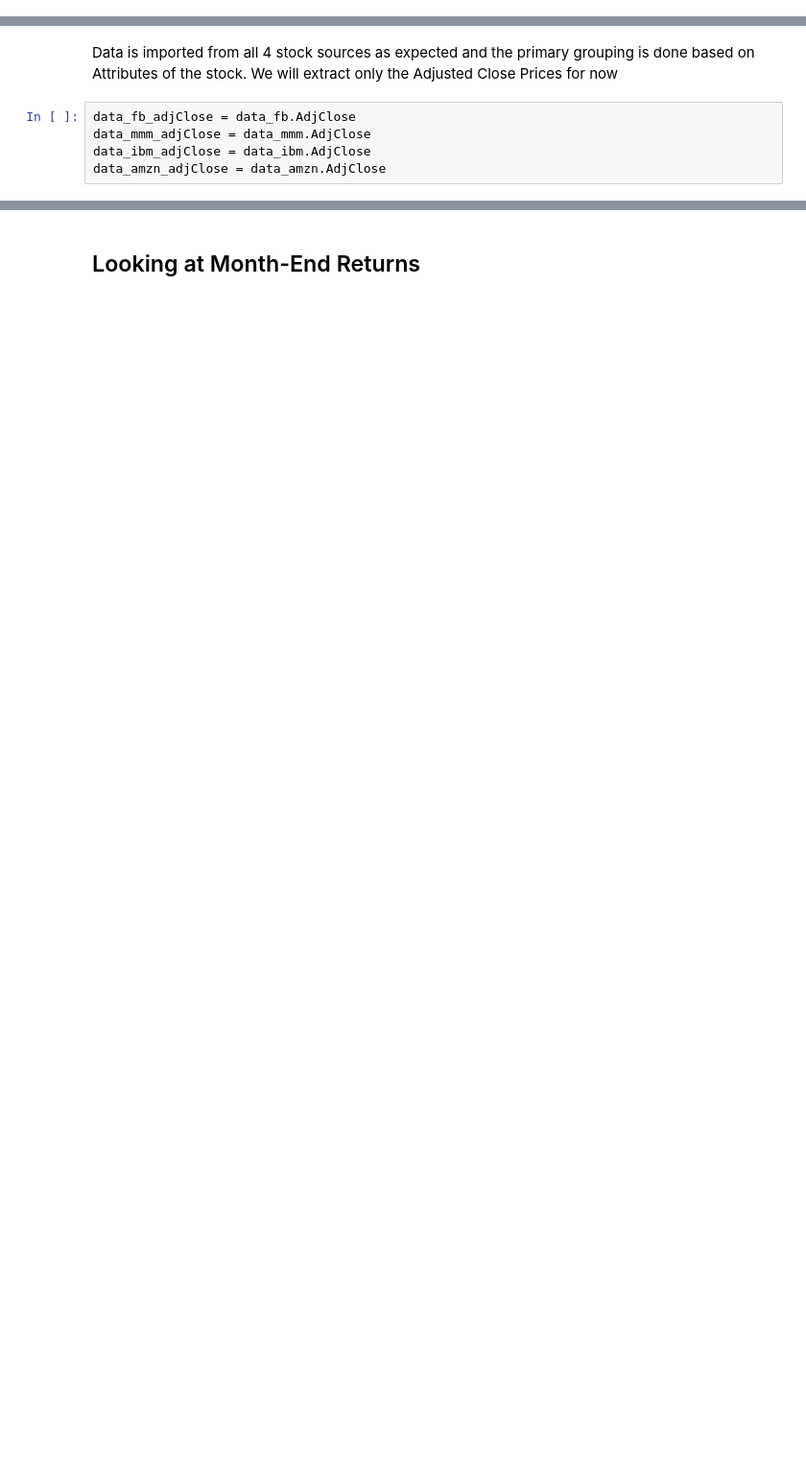
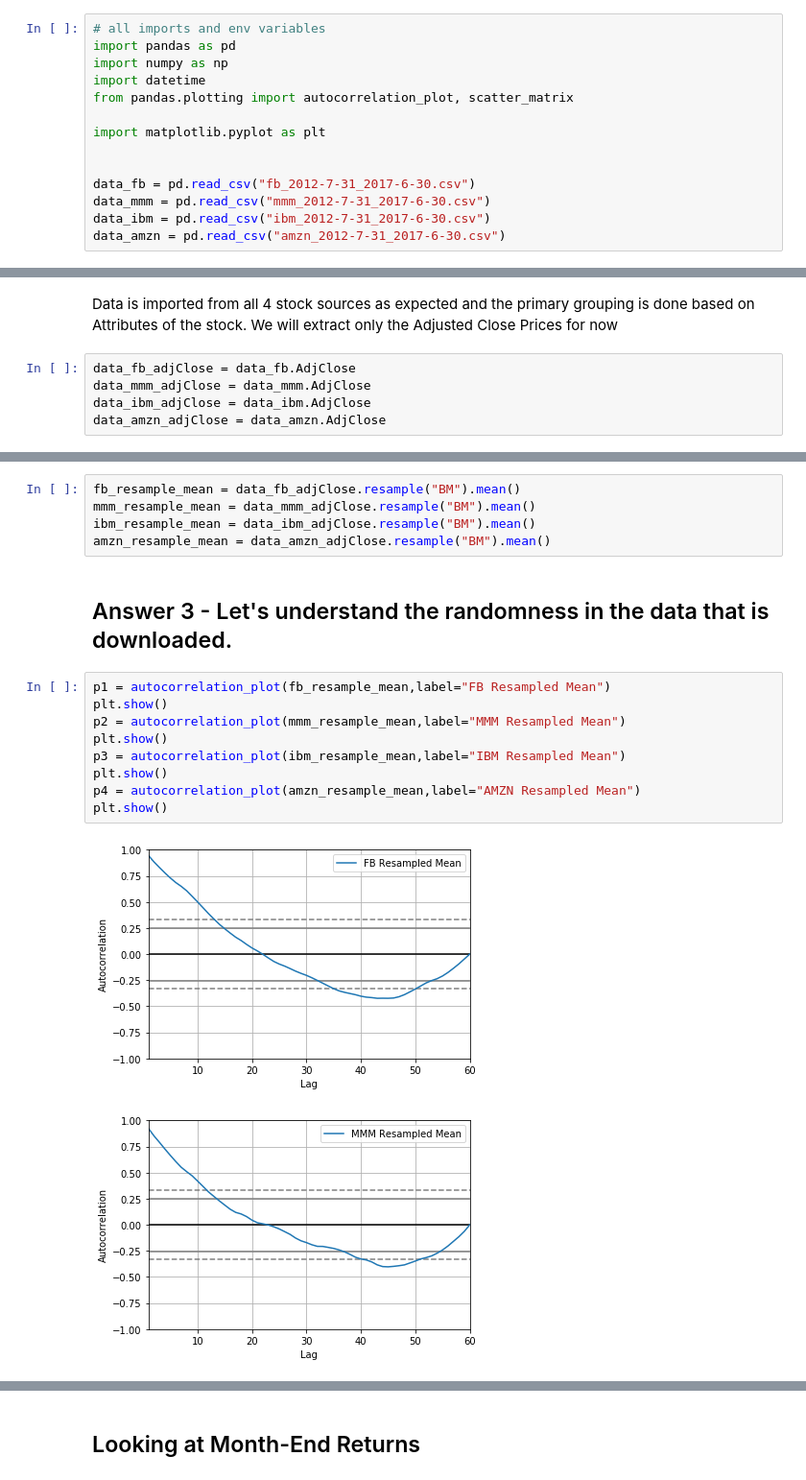
Before and after one commit to iragbag/uoft_datascience, a Jupyter notebook: Assignments/Assignment 3/Assignment_3_Solutions.ipynb, the cells around one changed output, grey strips where cells are left out. Shown at 96% size. Drawn from its saved outputs; the diff is of its cells as text; blank space fills up the shorter version.

```diff
--- a/Assignments/Assignment 3/Assignment_3_Solutions.ipynb
+++ b/Assignments/Assignment 3/Assignment_3_Solutions.ipynb
@@ -89,0 +59,14 @@ data_amzn = web.DataReader('WIKI/AMZN', 'quandl', start, end)
+# %%
+# all imports and env variables
+import pandas as pd
+import numpy as np
+import datetime
+from pandas.plotting import autocorrelation_plot, scatter_matrix
+
+import matplotlib.pyplot as plt
+
+
+data_fb = pd.read_csv("fb_2012-7-31_2017-6-30.csv")
+data_mmm = pd.read_csv("mmm_2012-7-31_2017-6-30.csv")
+data_ibm = pd.read_csv("ibm_2012-7-31_2017-6-30.csv")
+data_amzn = pd.read_csv("amzn_2012-7-31_2017-6-30.csv")
@@ -223,0 +122,19 @@ autocorrelation_plot(amzn_resample_mean)
+# %%
+fb_resample_mean = data_fb_adjClose.resample("BM").mean()
+mmm_resample_mean = data_mmm_adjClose.resample("BM").mean()
+ibm_resample_mean = data_ibm_adjClose.resample("BM").mean()
+amzn_resample_mean = data_amzn_adjClose.resample("BM").mean()
+# %% [markdown]
+## Answer 3 - Let's understand the randomness in the data that is downloaded.
+# %%
+p1 = autocorrelation_plot(fb_resample_mean,label="FB Resampled Mean")
+plt.show()
+p2 = autocorrelation_plot(mmm_resample_mean,label="MMM Resampled Mean")
+plt.show()
+p3 = autocorrelation_plot(ibm_resample_mean,label="IBM Resampled Mean")
+plt.show()
+p4 = autocorrelation_plot(amzn_resample_mean,label="AMZN Resampled Mean")
+plt.show()
+# %% [output]
+[figure, added]
+[figure, added]
```
Also changed, not shown: parts of 40 cells of this notebook.
